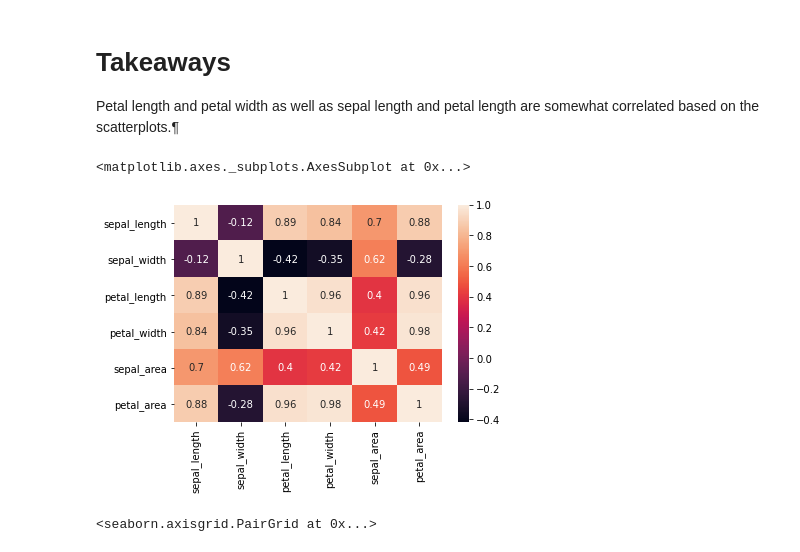
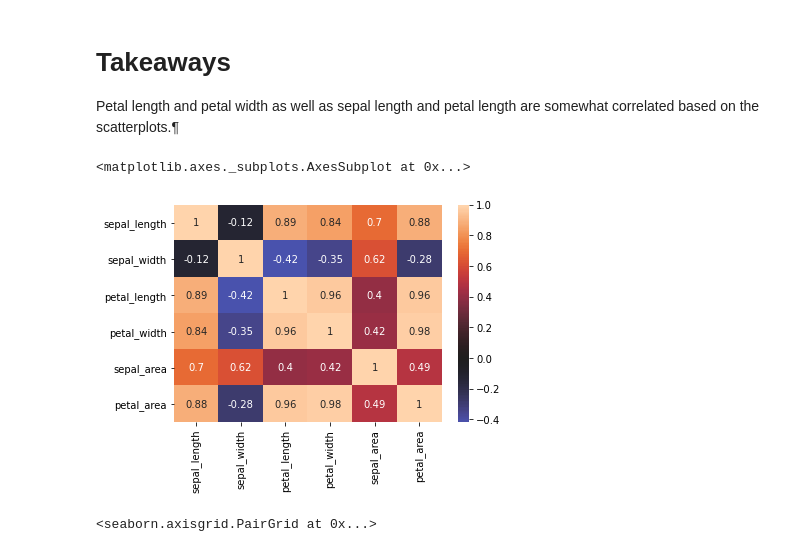
Before and after one commit to AAranda10/classification-exercises, a Jupyter notebook: classification-exercises.ipynb, the cells around one changed output. Saved outputs shown, nothing was run; the diff lists cells and outputs as text; code cells hidden in the pictures.

```diff
--- a/classification-exercises.ipynb
+++ b/classification-exercises.ipynb
@@ -320,10 +320,10 @@ axs[1, 1].set(title="Sepal Area vs Petal Area")
 # Takeaways
 Petal length and petal width as well as sepal length and petal length are somewhat correlated based on the scatterplots.¶
 # %%
-sns.heatmap(train.corr(), annot=True)
+sns.heatmap(train.corr(), annot=True, center=0)
 # %% [output]
 <matplotlib.axes._subplots.AxesSubplot at 0x...>
-[figure, old version]
+[figure, new version]
 # %%
 sns.pairplot(train, hue='species')
 # %% [output]
```
